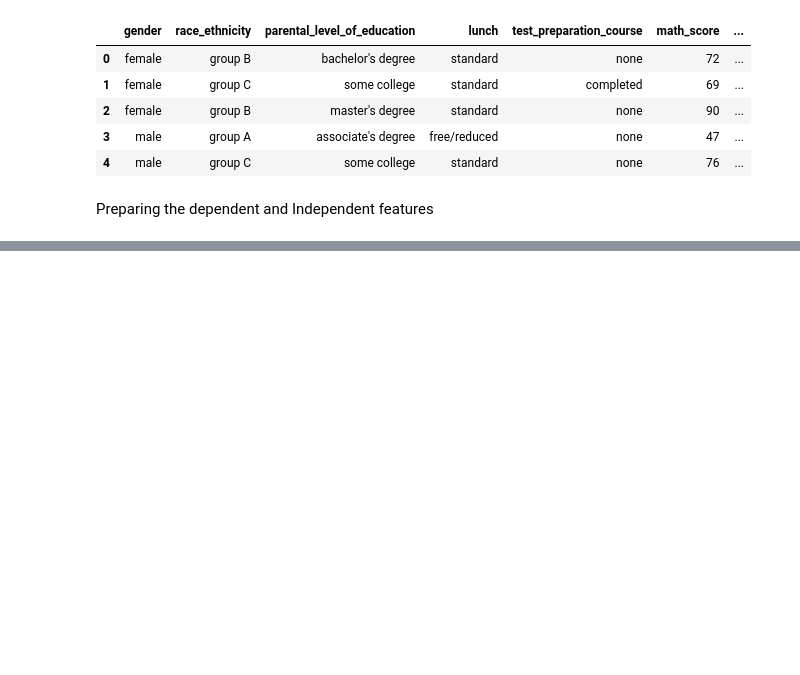
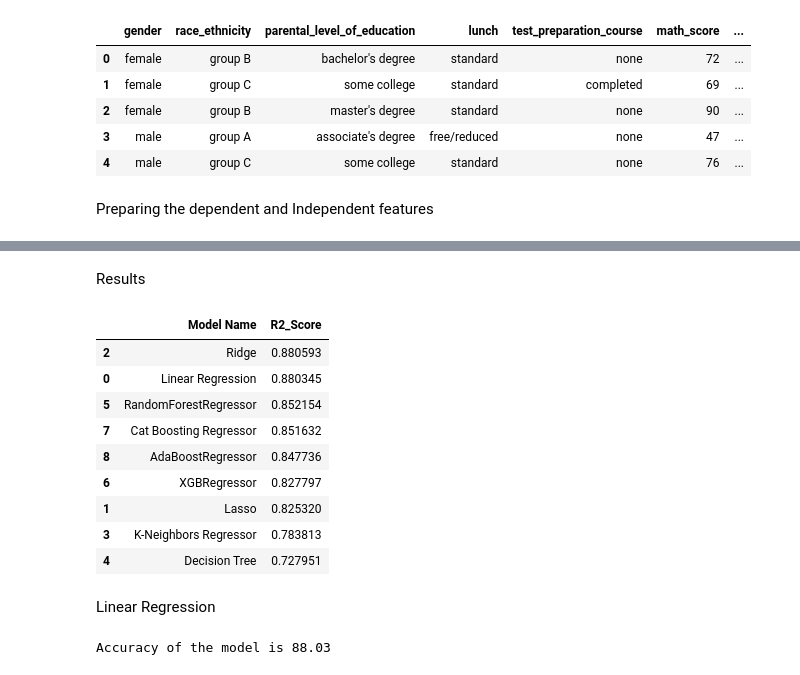
Before and after one commit to phyoung97/endtoendMLproj, a Jupyter notebook: notebook/2.MODEL_TRAIN_Student.ipynb, the cells around one changed output, grey strips where cells are left out. Drawn from its saved outputs; the diff is of its cells as text; code cells hidden in the pictures; blank space fills up the shorter version.

Commit message:
Trained models on the data, determined best model

```diff
--- a/notebook/2.MODEL_TRAIN_Student.ipynb
+++ b/notebook/2.MODEL_TRAIN_Student.ipynb
@@ -38,0 +54,19 @@ y= df['math_score']
+# %%
+#Create a column transformer with 3 types of transformation functions
+num_features = X.select_dtypes(exclude="object").columns
+cat_features = X.select_dtypes(include="object").columns
+
+from sklearn.preprocessing import OneHotEncoder, StandardScaler
+from sklearn.compose import ColumnTransformer
+
+numeric_transformer = StandardScaler()
+oh_transformer = OneHotEncoder()
+
+preprocessor = ColumnTransformer(
+    [
+        ("OneHotEncoder", oh_transformer, cat_features),
+        ("StandardScaler", numeric_transformer, num_features),
+    ]
+)
+# %%
+X = preprocessor.fit_transform(X)
@@ -38,0 +77,4 @@ y= df['math_score']
+# %%
+from sklearn.model_selection import train_test_split
+X_train, X_test, y_train, y_test = train_test_split(X,y,test_size=0.2, random_state=42)
+X_train.shape, X_test.shape
@@ -38,0 +83,7 @@ y= df['math_score']
+# %%
+def evaluate_model(true, predicted):
+    mae = mean_absolute_error(true, predicted)
+    mse=mean_squared_error(true,predicted)
+    rmse= np.sqrt(mean_squared_error(true,predicted))
+    r2_square = r2_score(true,predicted)
+    return mae, rmse, r2_square
@@ -38,0 +156,25 @@ y= df['math_score']
+# %% [markdown]
+Results
+# %%
+pd.DataFrame(list(zip(model_list, r2_list)), columns=['Model Name', 'R2_Score']).sort_values(by=["R2_Score"], ascending=False)
+# %% [output]
+|  | Model Name | R2_Score |
+| 2 | Ridge | 0.880593 |
+| 0 | Linear Regression | 0.880345 |
+| 5 | RandomForestRegressor | 0.852154 |
+| 7 | Cat Boosting Regressor | 0.851632 |
+| 8 | AdaBoostRegressor | 0.847736 |
+| 6 | XGBRegressor | 0.827797 |
+| 1 | Lasso | 0.825320 |
+| 3 | K-Neighbors Regressor | 0.783813 |
+| 4 | Decision Tree | 0.727951 |
+# %% [markdown]
+Linear Regression
+# %%
+lin_model = LinearRegression(fit_intercept=True)
+lin_model = lin_model.fit(X_train, y_train)
+y_pred = lin_model. predict(X_test)
+score = r2_score(y_test, y_pred)*100
+print("Accuracy of the model is %.2f" %score)
+# %% [output]
+Accuracy of the model is 88.03
```
Also changed, not shown: parts of 4 cells of this notebook, 4 other files.
